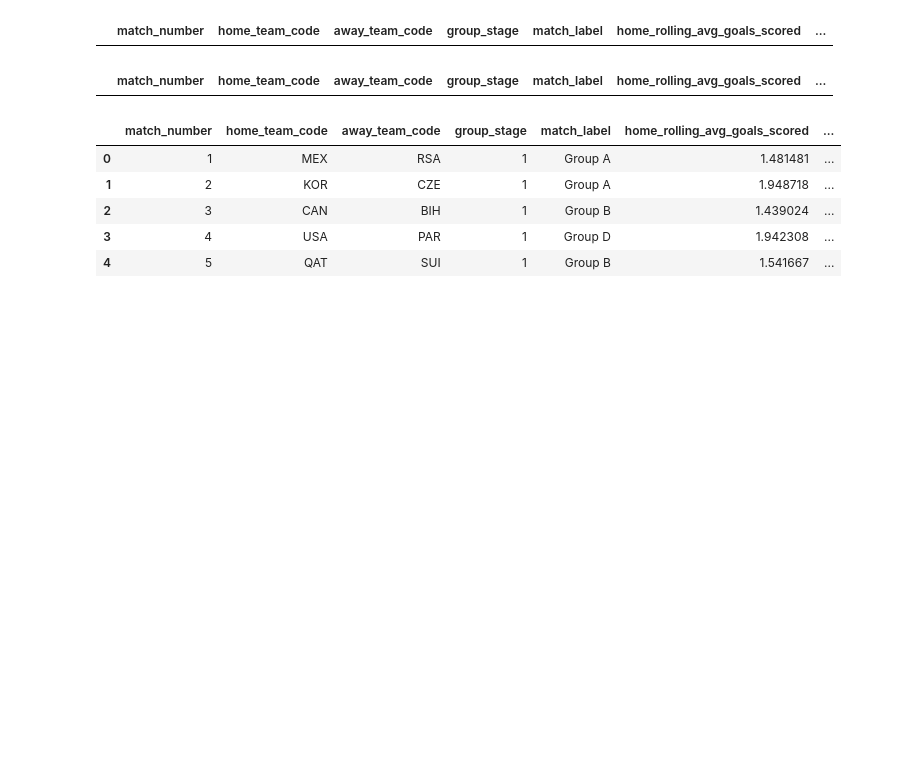
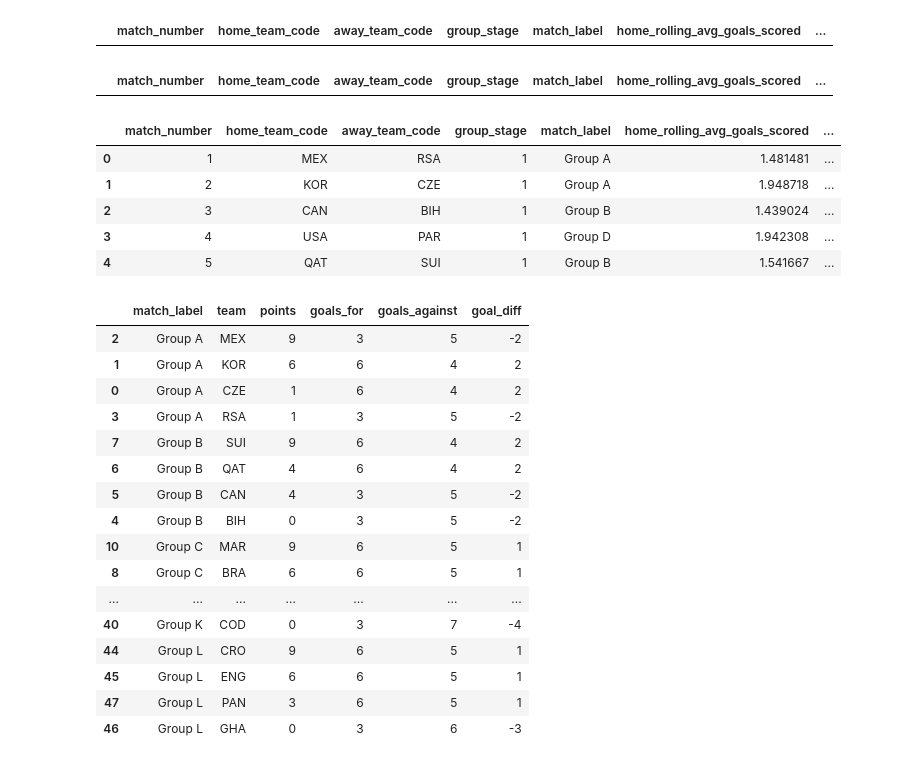
Before and after one commit to tonyinarula/World-Cup-2026-Predictive-Analysis, a Jupyter notebook: analysis.ipynb, the cells around one changed output. Saved outputs shown, nothing was run; the diff lists cells and outputs as text; code cells hidden in the pictures; blank space fills up the shorter version.

Commit message:
Calculate standings for group stage

```diff
--- a/analysis.ipynb
+++ b/analysis.ipynb
@@ -1446,3 +1426,47 @@ results_2026.head()
 | 2 | 3 | CAN | BIH | 1 | Group B | 1.439024 | ... |
 | 3 | 4 | USA | PAR | 1 | Group D | 1.942308 | ... |
 | 4 | 5 | QAT | SUI | 1 | Group B | 1.541667 | ... |
+# %%
+home = results_2026[results_2026['group_stage'] == 1][
+    ['match_label', 'home_team_code', 'home_points', 'home_goals', 'away_goals']
+].rename(columns = {
+    'home_team_code': 'team', 'home_points': 'points',
+    'home_goals': 'goals_for', 'away_goals': 'goals_against'
+})
+
+away = results_2026[results_2026['group_stage'] == 1][
+    ['match_label', 'away_team_code', 'away_points', 'away_goals', 'home_goals']
+].rename(columns={
+    'away_team_code': 'team', 'away_points': 'points',
+    'away_goals': 'goals_for', 'home_goals': 'goals_against'
+})
+
+standings = (pd.concat([home, away])
+    .groupby(['match_label', 'team'])
+    .agg(points = ('points', 'sum'),
+         goals_for = ('goals_for', 'sum'),
+         goals_against = ('goals_against', 'sum'))
+    .assign(goal_diff = lambda df: df['goals_for'] - df['goals_against'])
+    .reset_index()
+    .sort_values(['match_label', 'points', 'goal_diff', 'goals_for'], ascending = [True, False, False, False])
+)
+# %%
+standings
+# %% [output]
+|  | match_label | team | points | goals_for | goals_against | goal_diff |
+| 2 | Group A | MEX | 9 | 3 | 5 | -2 |
+| 1 | Group A | KOR | 6 | 6 | 4 | 2 |
+| 0 | Group A | CZE | 1 | 6 | 4 | 2 |
+| 3 | Group A | RSA | 1 | 3 | 5 | -2 |
+| 7 | Group B | SUI | 9 | 6 | 4 | 2 |
+| 6 | Group B | QAT | 4 | 6 | 4 | 2 |
+| 5 | Group B | CAN | 4 | 3 | 5 | -2 |
+| 4 | Group B | BIH | 0 | 3 | 5 | -2 |
+| 10 | Group C | MAR | 9 | 6 | 5 | 1 |
+| 8 | Group C | BRA | 6 | 6 | 5 | 1 |
+| ... | ... | ... | ... | ... | ... | ... |
+| 40 | Group K | COD | 0 | 3 | 7 | -4 |
+| 44 | Group L | CRO | 9 | 6 | 5 | 1 |
+| 45 | Group L | ENG | 6 | 6 | 5 | 1 |
+| 47 | Group L | PAN | 3 | 6 | 5 | 1 |
+| 46 | Group L | GHA | 0 | 3 | 6 | -3 |
```
Also changed, not shown: parts of 1 cell of this notebook.
